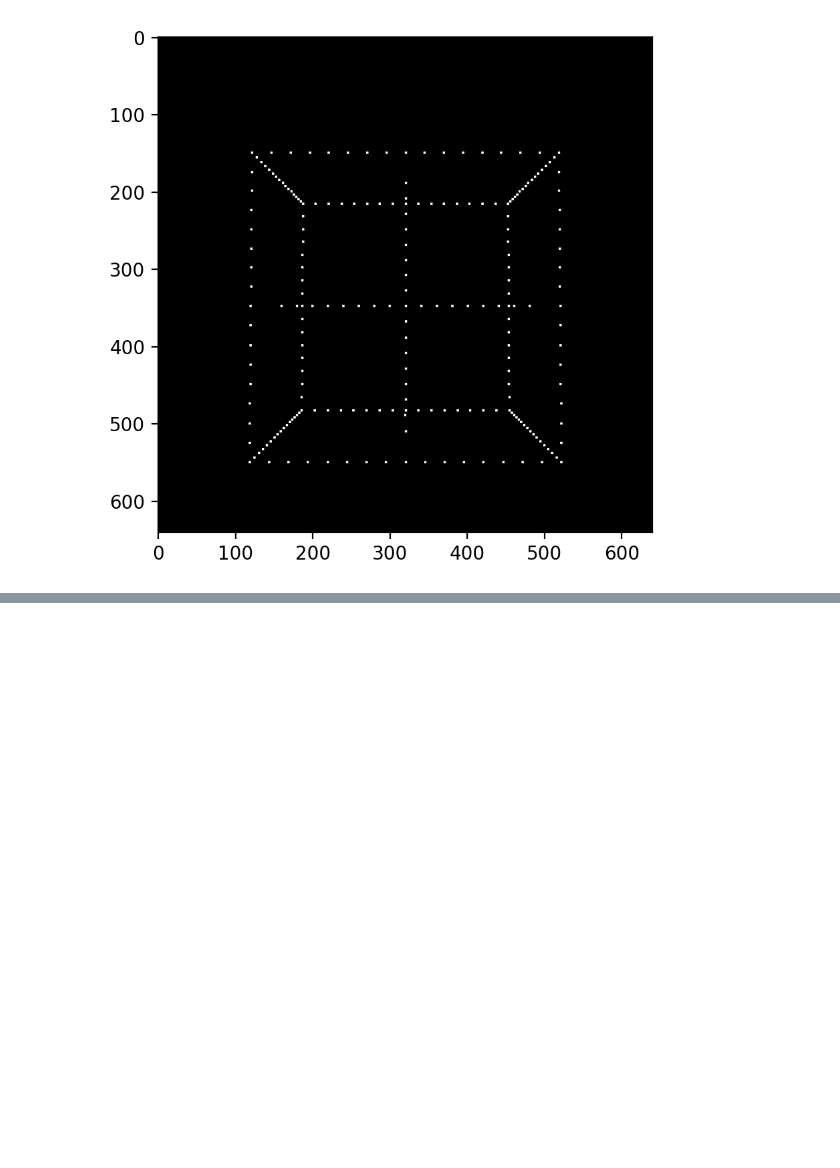
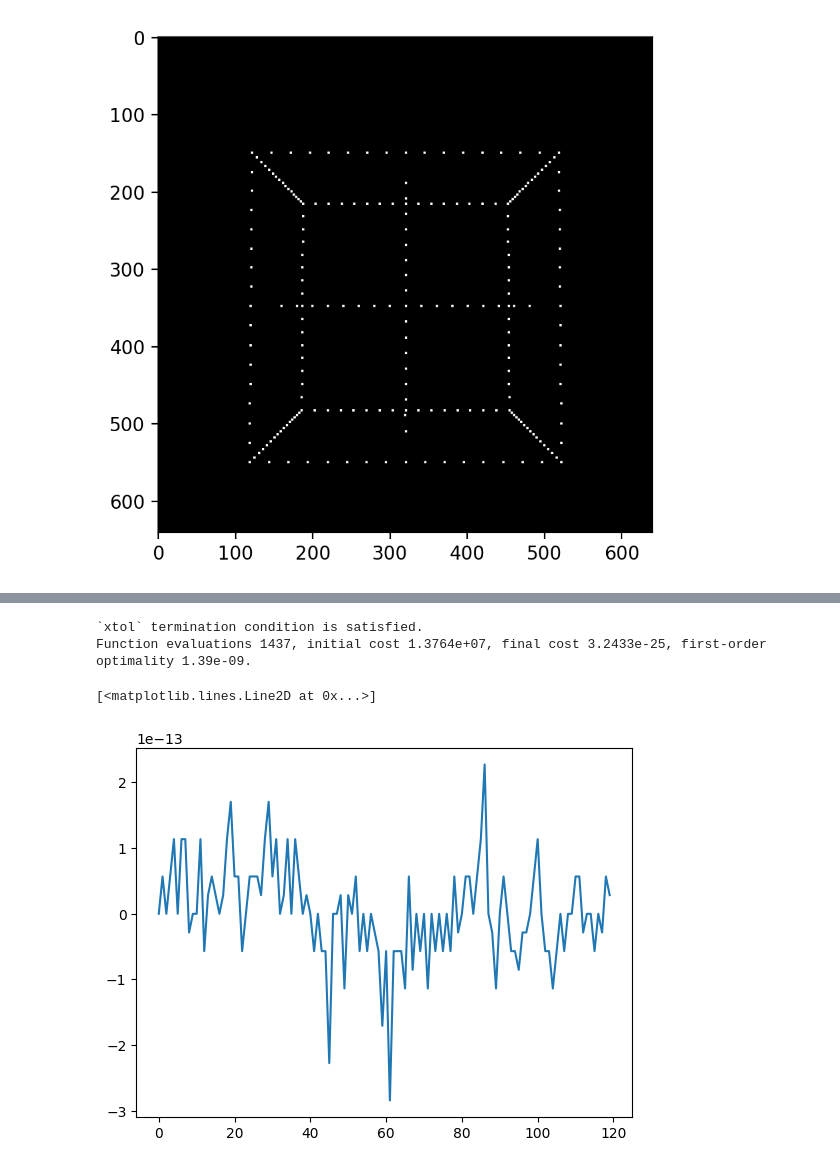
Before and after one commit to simutisernestas/UAVTR, a Jupyter notebook: notebooks/cube_bundle.ipynb, the cells around one changed output, grey strips where cells are left out. Drawn from its saved outputs; the diff is of its cells as text; code cells hidden in the pictures; blank space fills up the shorter version.

```diff
--- a/notebooks/cude_bundle.ipynb
+++ b/notebooks/cube_bundle.ipynb
@@ -152,0 +183,13 @@ def fun(params, n_cameras, n_points, camera_indices, point_indices, points_2d):
+# %%
+from scipy.optimize import least_squares
+
+res = least_squares(fun, x0, verbose=2, x_scale='jac', ftol=1e-4, method='lm', loss='linear',
+                    args=(len(cams), points_3d.shape[0], points_2d))
+# %% [output]
+`xtol` termination condition is satisfied.
+Function evaluations 1437, initial cost 1.3764e+07, final cost 3.2433e-25, first-order optimality 1.39e-09.
+# %%
+plt.plot(res.fun)
+# %% [output]
+[<matplotlib.lines.Line2D at 0x...>]
+[figure, added]
```
Also changed, not shown: parts of 5 cells of this notebook, 11 other files.
